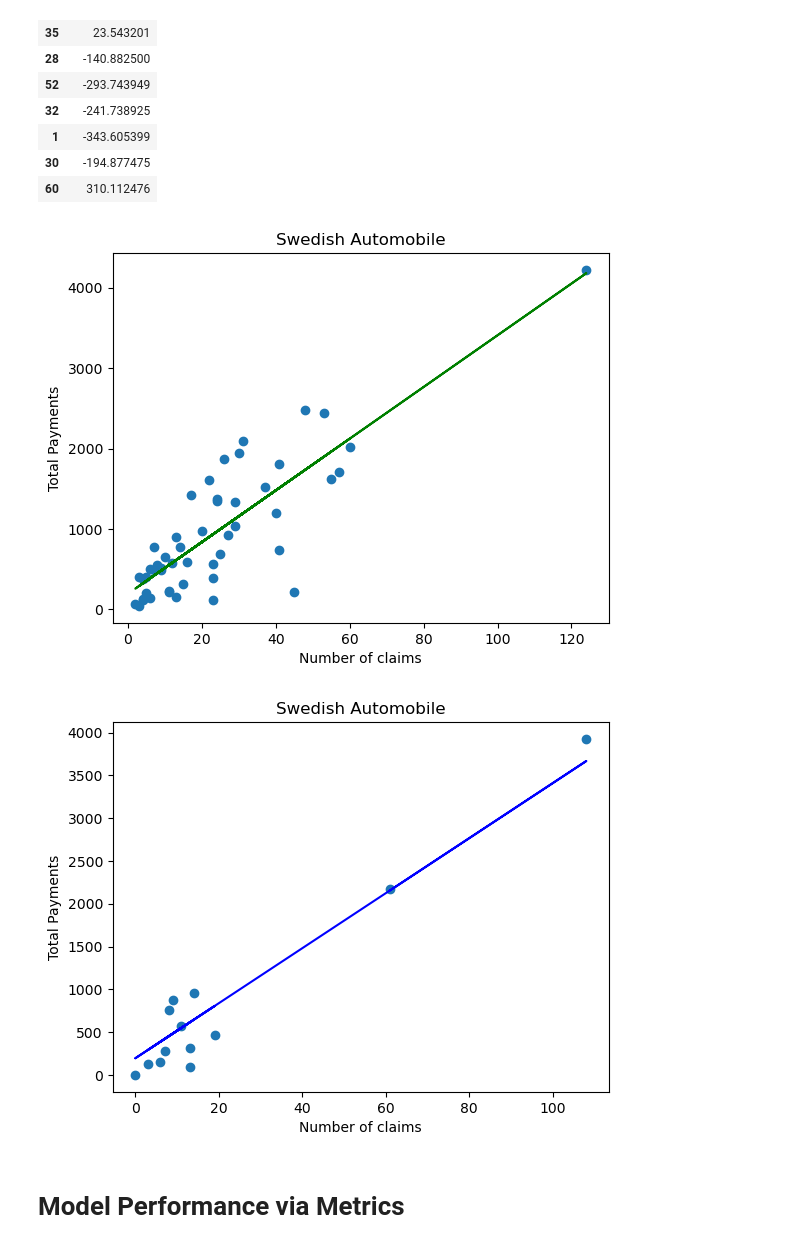
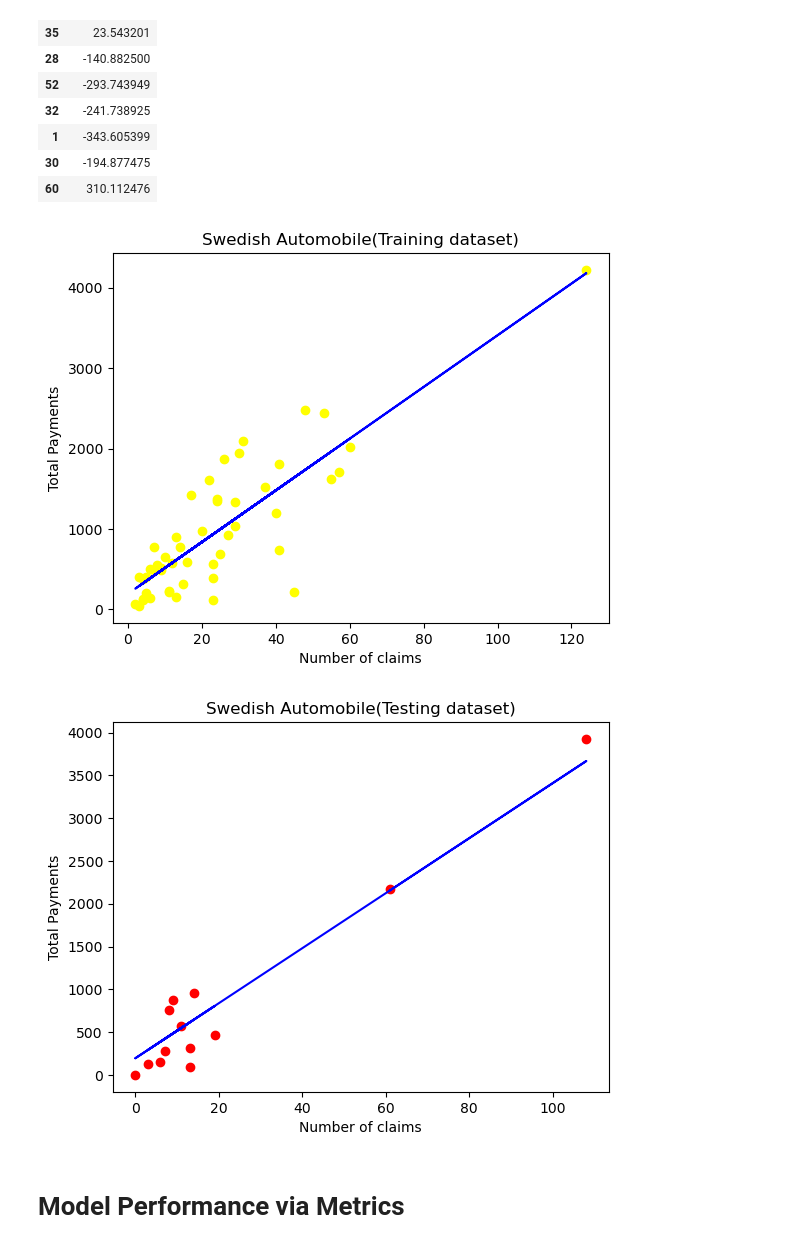
Before and after one commit to Shahbaz1234567/Machine-Learning-with-Python, a Jupyter notebook: Day1_Simple Linear Regression.ipynb, the cells around one changed output. Cells and saved outputs as stored; diff of their text form; code cells hidden in the pictures.

```diff
--- a/Day1_Simple Linear Regression.ipynb
+++ b/Day1_Simple Linear Regression.ipynb
@@ -224,25 +265,25 @@ diff
 | 30 | -194.877475 |
 | 60 | 310.112476 |
 # %%
-#training sample
-plt.scatter(xtrain,ytrain)
-plt.plot(xtrain,lin_reg.predict(xtrain),color='green')
-plt.title('Swedish Automobile')
+# visualize the training dataset
+plt.scatter(xtrain,ytrain,color='yellow')
+plt.plot(xtrain,lin_reg.predict(xtrain),color='blue')
+plt.title('Swedish Automobile(Training dataset)')
 plt.xlabel('Number of claims')
 plt.ylabel('Total Payments')
 plt.show()
 # %% [output]
-[figure, old version]
+[figure, new version]
 # %%
-#testing sample
-plt.scatter(xtest,ytest)
+# visualize the test dataset
+plt.scatter(xtest,ytest,color='red')
 plt.plot(xtest,lin_reg.predict(xtest),color='blue')
-plt.title('Swedish Automobile')
+plt.title('Swedish Automobile(Testing dataset)')
 plt.xlabel('Number of claims')
 plt.ylabel('Total Payments')
 plt.show()
 # %% [output]
-[figure, old version]
+[figure, new version]
 # %% [markdown]
 # Model Performance via Metrics
 # %%
```
Also changed, not shown: parts of 9 cells of this notebook, 18 other files.
